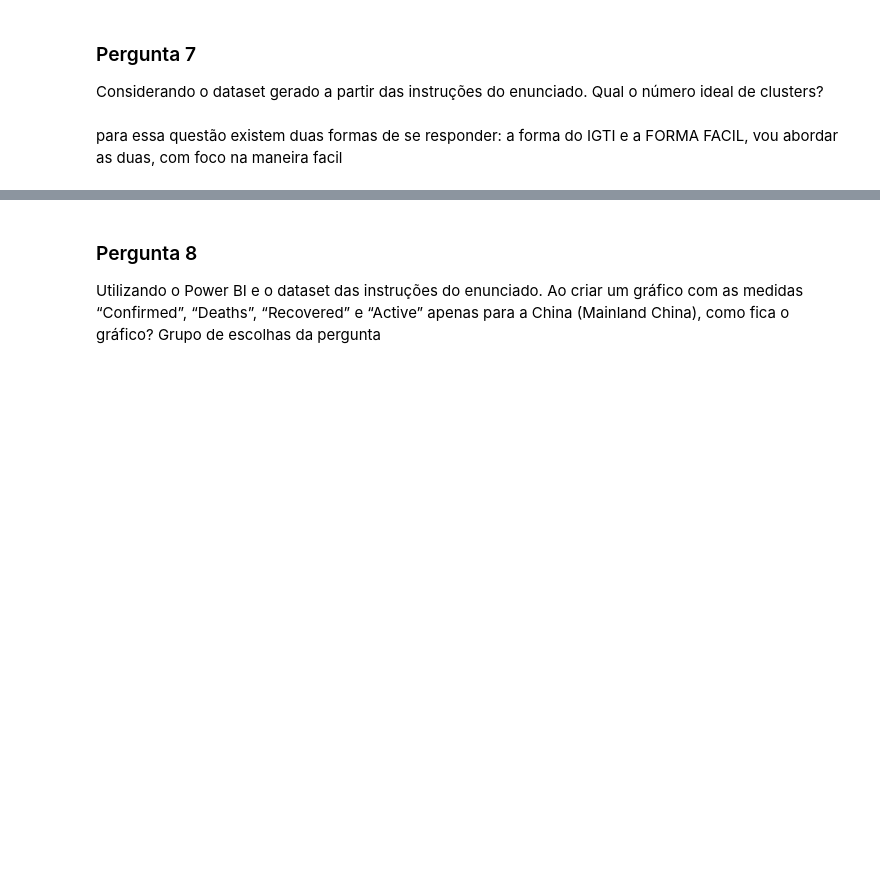
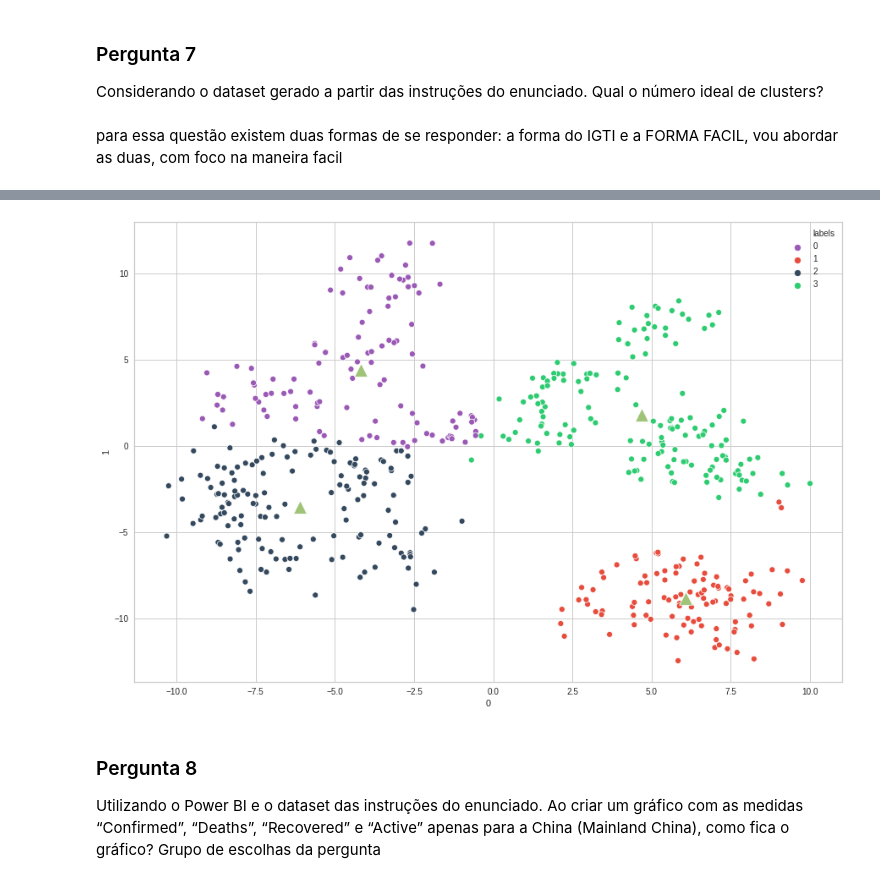
Before and after one commit to thinkerston/igti_ds_bootcamp, a Jupyter notebook: 01_trabalho_pratico_modulo01/IGTI_TP_modulo1_KMEANS.ipynb, the cells around one changed output, grey strips where cells are left out. Drawn from its saved outputs; the diff is of its cells as text; code cells hidden in the pictures; blank space fills up the shorter version.

```diff
--- a/01_trabalho_pratico_modulo01/IGTI_TP_modulo1_KMEANS.ipynb
+++ b/01_trabalho_pratico_modulo01/IGTI_TP_modulo1_KMEANS.ipynb
@@ -148,3 +212,16 @@ visualizer.show() #aqui ele plota o grafico
+# %%
+#não é importante, mas caso queira saber, estou definindo a paleta de cores
+flatui = ["#9b59b6", "#e74c3c", "#34495e", "#2ecc71"] # cores em hexadecimal
+colors = sns.color_palette(flatui) # salvando ela como um formato legivel para o seaborn
+# %%
+centers = pd.DataFrame(kmeans.cluster_centers_) #salvando os centros de cluster em forma de dataframe
+plt.figure(figsize=(15, 10)) # definindo o tamanho da imagem
+sns.scatterplot(x=0, y=1, data=df, hue='labels', palette=colors) #plotando o grafico
+sns.scatterplot(x=0, y=1, data=centers, marker='^', s=3**5) #plotando os centros de clusters
+
+plt.show()
+# %% [output]
+[figure, added]
 # %% [markdown]
 ### Pergunta 8
 Utilizando o Power BI e o dataset das instruções do enunciado. Ao criar um gráfico com as medidas “Confirmed”, “Deaths”, “Recovered” e “Active” apenas para a China (Mainland China), como fica o gráfico?
```
Also changed, not shown: parts of 26 cells of this notebook, 7 other files.
